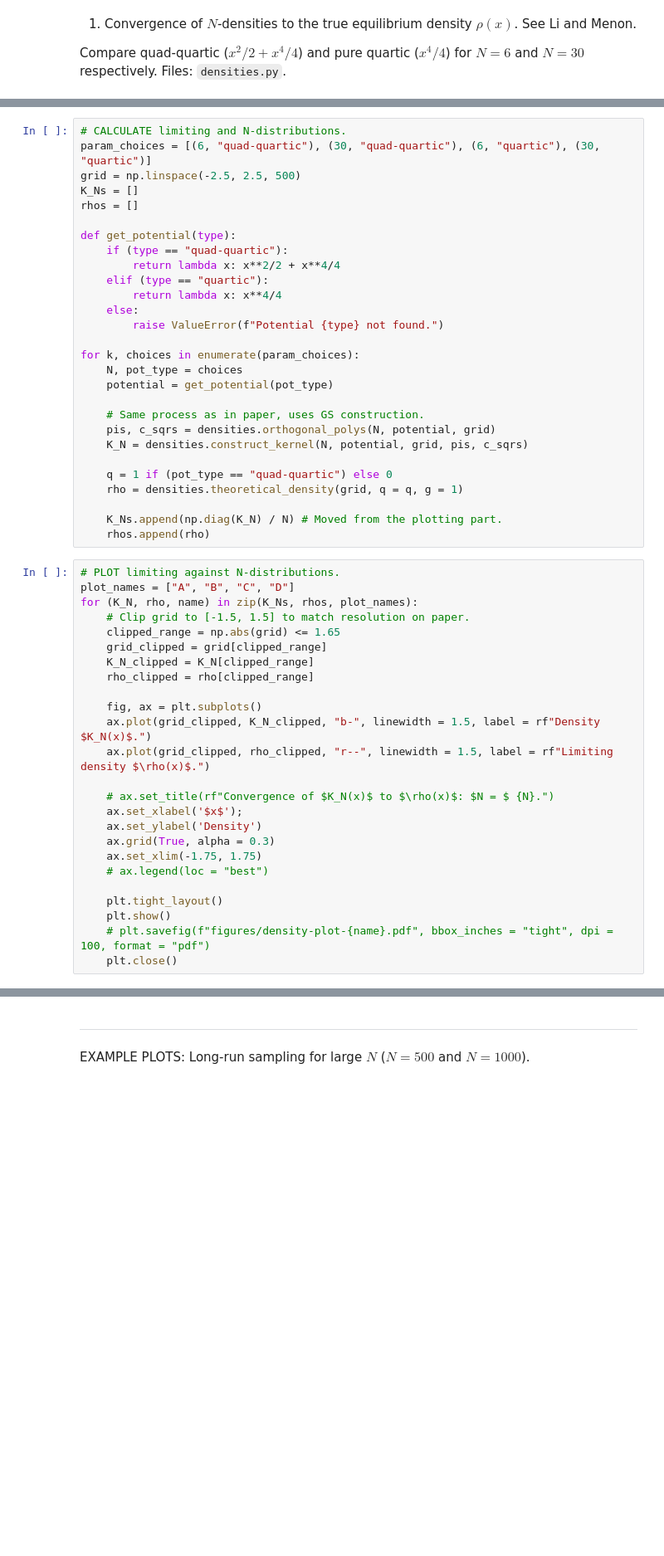
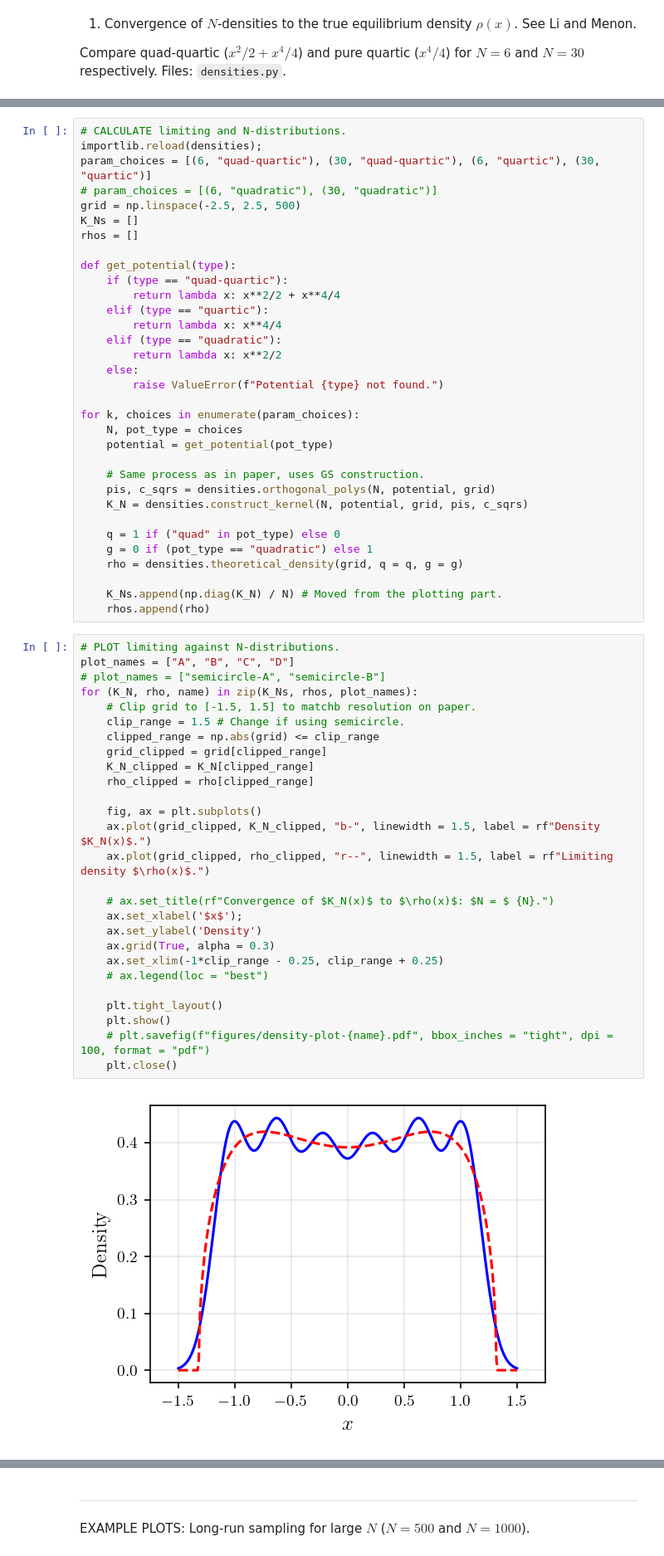
Before and after one commit to fredwdickinson/dissertation, a Jupyter notebook: code/main.ipynb, the cells around one changed output, grey strips where cells are left out. Shown at 83% size. Drawn from its saved outputs; the diff is of its cells as text; blank space fills up the shorter version.

Commit message:
semicircle densities

```diff
--- a/code/main.ipynb
+++ b/code/main.ipynb
@@ -54,6 +58,8 @@ Compare quad-quartic ($x^2/2 + x^4/4$) and pure quartic ($x^4/4$) for $N = 6$ an
 # %%
 # CALCULATE limiting and N-distributions.
+importlib.reload(densities);
 param_choices = [(6, "quad-quartic"), (30, "quad-quartic"), (6, "quartic"), (30, "quartic")]
+# param_choices = [(6, "quadratic"), (30, "quadratic")]
 grid = np.linspace(-2.5, 2.5, 500)
 K_Ns = []
 rhos = []
@@ -63,6 +69,8 @@ def get_potential(type):
         return lambda x: x**2/2 + x**4/4
     elif (type == "quartic"):
         return lambda x: x**4/4
+    elif (type == "quadratic"):
+        return lambda x: x**2/2
     else:
         raise ValueError(f"Potential {type} not found.")
 
@@ -74,33 +82,38 @@ for k, choices in enumerate(param_choices):
     pis, c_sqrs = densities.orthogonal_polys(N, potential, grid)
     K_N = densities.construct_kernel(N, potential, grid, pis, c_sqrs)
 
-    q = 1 if (pot_type == "quad-quartic") else 0
-    rho = densities.theoretical_density(grid, q = q, g = 1)
+    q = 1 if ("quad" in pot_type) else 0
+    g = 0 if (pot_type == "quadratic") else 1
+    rho = densities.theoretical_density(grid, q = q, g = g)
 
     K_Ns.append(np.diag(K_N) / N) # Moved from the plotting part.
     rhos.append(rho)
 # %%
 # PLOT limiting against N-distributions.
 plot_names = ["A", "B", "C", "D"]
+# plot_names = ["semicircle-A", "semicircle-B"]
 for (K_N, rho, name) in zip(K_Ns, rhos, plot_names):
-    # Clip grid to [-1.5, 1.5] to match resolution on paper.
-    clipped_range = np.abs(grid) <= 1.65
+    # Clip grid to [-1.5, 1.5] to matchb resolution on paper.
+    clip_range = 1.5 # Change if using semicircle.
+    clipped_range = np.abs(grid) <= clip_range
     grid_clipped = grid[clipped_range]
     K_N_clipped = K_N[clipped_range]
     rho_clipped = rho[clipped_range]
 
     fig, ax = plt.subplots()
     ax.plot(grid_clipped, K_N_clipped, "b-", linewidth = 1.5, label = rf"Density $K_N(x)$.")
     ax.plot(grid_clipped, rho_clipped, "r--", linewidth = 1.5, label = rf"Limiting density $\rho(x)$.")
 
     # ax.set_title(rf"Convergence of $K_N(x)$ to $\rho(x)$: $N = $ {N}.")
     ax.set_xlabel('$x$');
     ax.set_ylabel('Density')
     ax.grid(True, alpha = 0.3)
-    ax.set_xlim(-1.75, 1.75)
+    ax.set_xlim(-1*clip_range - 0.25, clip_range + 0.25)
     # ax.legend(loc = "best")
 
     plt.tight_layout()
     plt.show()
     # plt.savefig(f"figures/density-plot-{name}.pdf", bbox_inches = "tight", dpi = 100, format = "pdf")
     plt.close()
+# %% [output]
+[figure, added]
```
Also changed, not shown: parts of 2 cells of this notebook, 1 other file.
